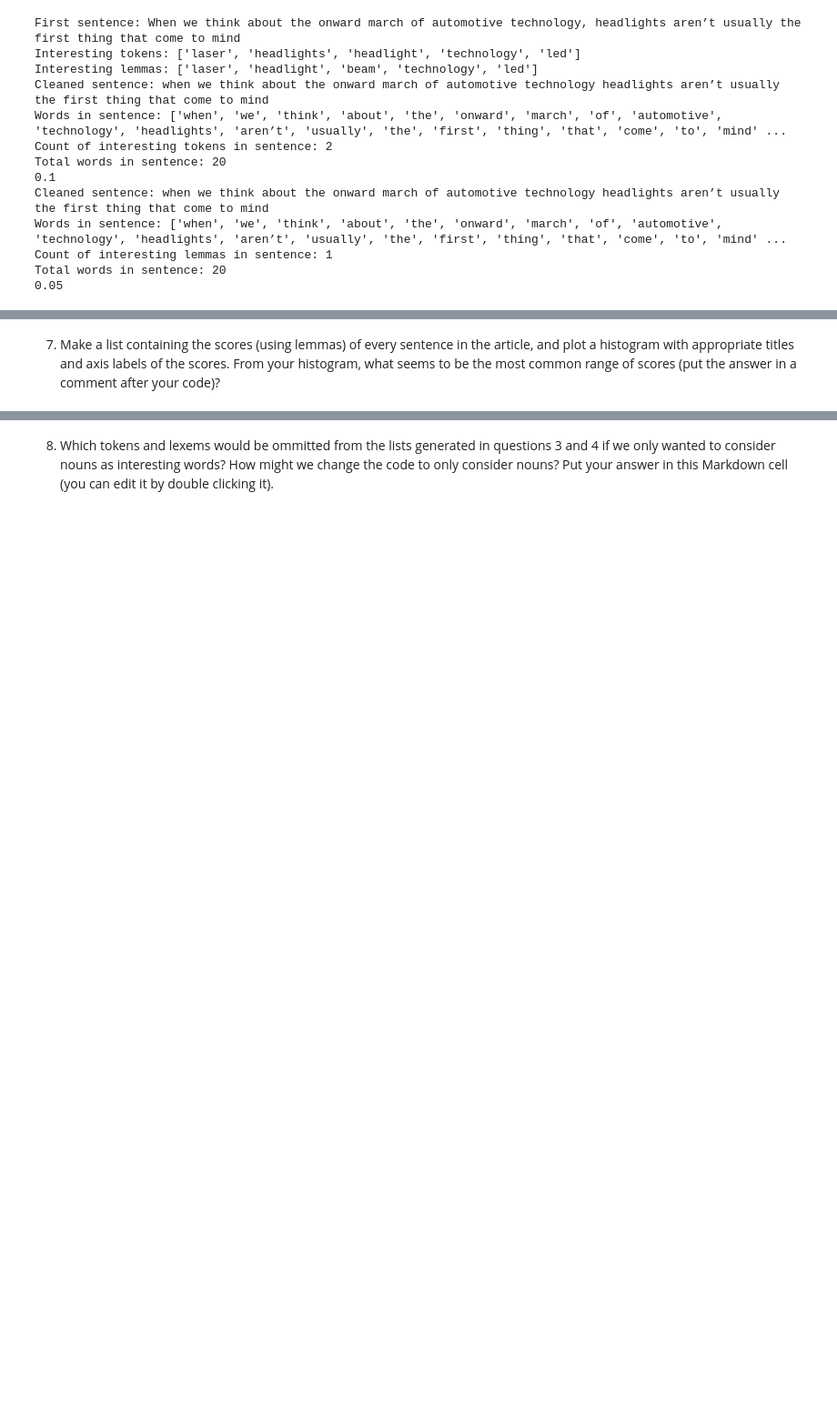
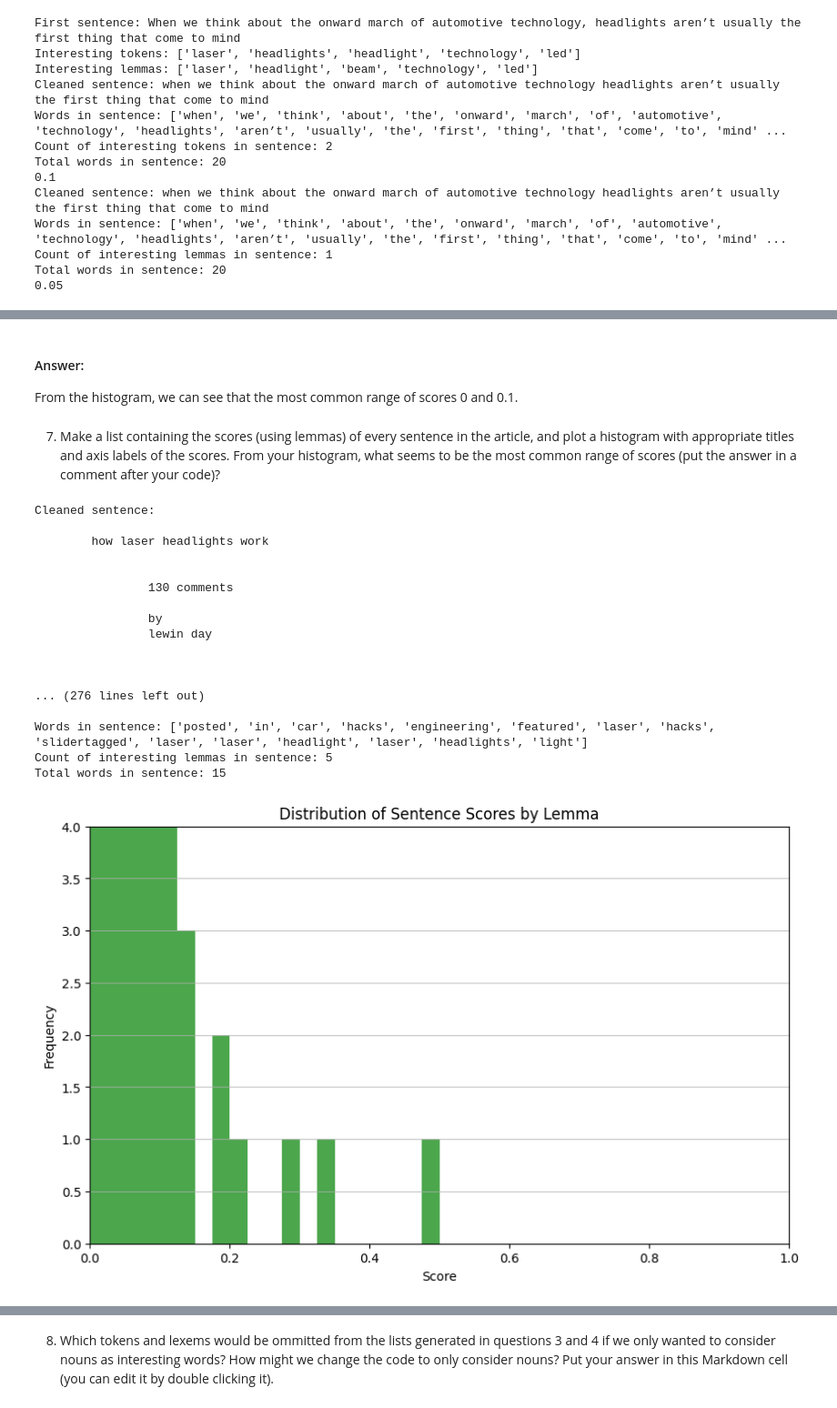
Before and after one commit to kwameape123/620-mod6-web-scraping, a Jupyter notebook: web-scraping.ipynb, the cells around one changed output, grey strips where cells are left out. Shown at 91% size. Cells and saved outputs as stored; diff of their text form; code cells hidden in the pictures; blank space fills up the shorter version.

```diff
--- a/web-scraping.ipynb
+++ b/web-scraping.ipynb
@@ -319,2 +376,56 @@ Total words in sentence: 20
+# %% [markdown]
+#### Answer:
+From the histogram, we can see that the most common range of scores 0 and 0.1.
 # %% [markdown]
 7. Make a list containing the scores (using lemmas) of every sentence in the article, and plot a histogram with appropriate titles and axis labels of the scores.  From your histogram, what seems to be the most common range of scores (put the answer in a comment after your code)?
+# %%
+# perform the same operation for the lemmas
+def score_article_by_lemma(article_text, interesting_lemmas):
+    """
+    Score an article based on the presence of interesting lemmas in each sentence.
+
+    Args:
+        article_text (str): The text of the article.
+        interesting_lemmas (list): A list of interesting lemmas.
+
+    Returns:
+        list: A list of scores for each sentence in the article.
+    """
+    doc = nlp(article_text)
+    scores = []
+    for sent in doc.sents:
+        score = score_sentence_by_lemma(sent.text, interesting_lemmas)
+        scores.append(score)
+    return scores
+scores_lemmas = score_article_by_lemma(article_element1.get_text(), interesting_lemmas)
+# plot on histogram the scores for each sentence
+plt.figure(figsize=(10, 6))
+plt.hist(scores_lemmas, bins=20, color='green', alpha=0.7)
+plt.title("Distribution of Sentence Scores by Lemma")
+plt.xlabel('Score')
+plt.ylabel('Frequency')
+plt.grid(axis='y', alpha=0.75)
+plt.ylim(0,4)
+plt.xlim(0, 1)
+plt.show()
+
+# Answer: From the histogram, we can see that the most common range of scores 0 and 0.1.
+# %% [output]
+Cleaned sentence:
+
+        how laser headlights work
+
+
+                130 comments
+
+                by
+                lewin day
+
+
+
+... (276 lines left out)
+
+Words in sentence: ['posted', 'in', 'car', 'hacks', 'engineering', 'featured', 'laser', 'hacks', 'slidertagged', 'laser', 'laser', 'headlight', 'laser', 'headlights', 'light']
+Count of interesting lemmas in sentence: 5
+Total words in sentence: 15
+[figure, added]
```
Also changed, not shown: parts of 4 cells of this notebook.
